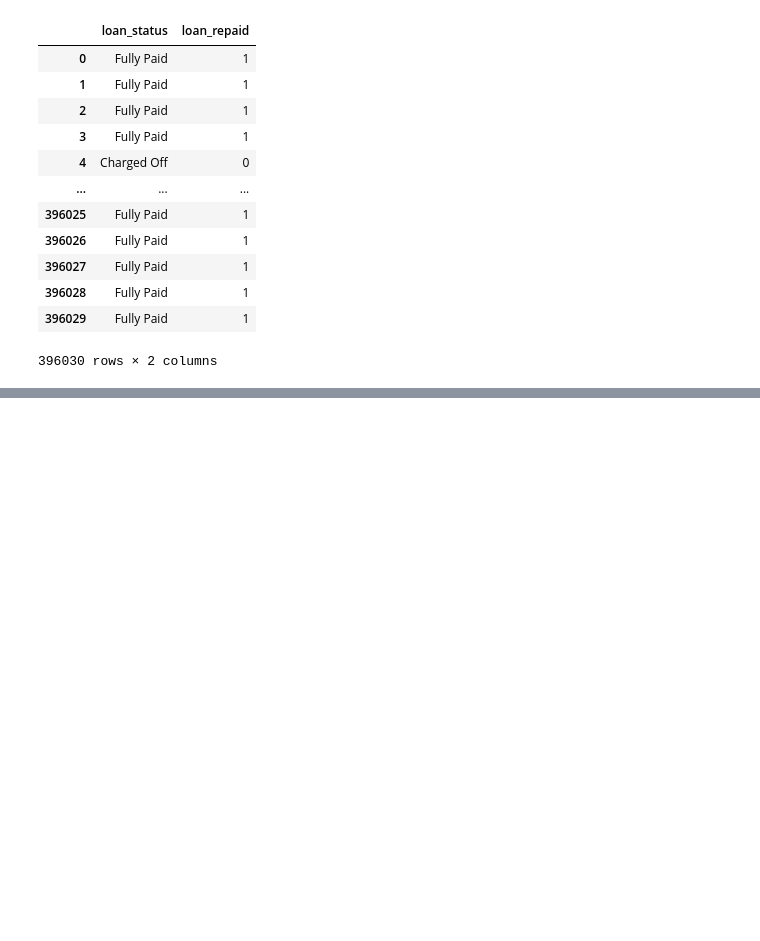
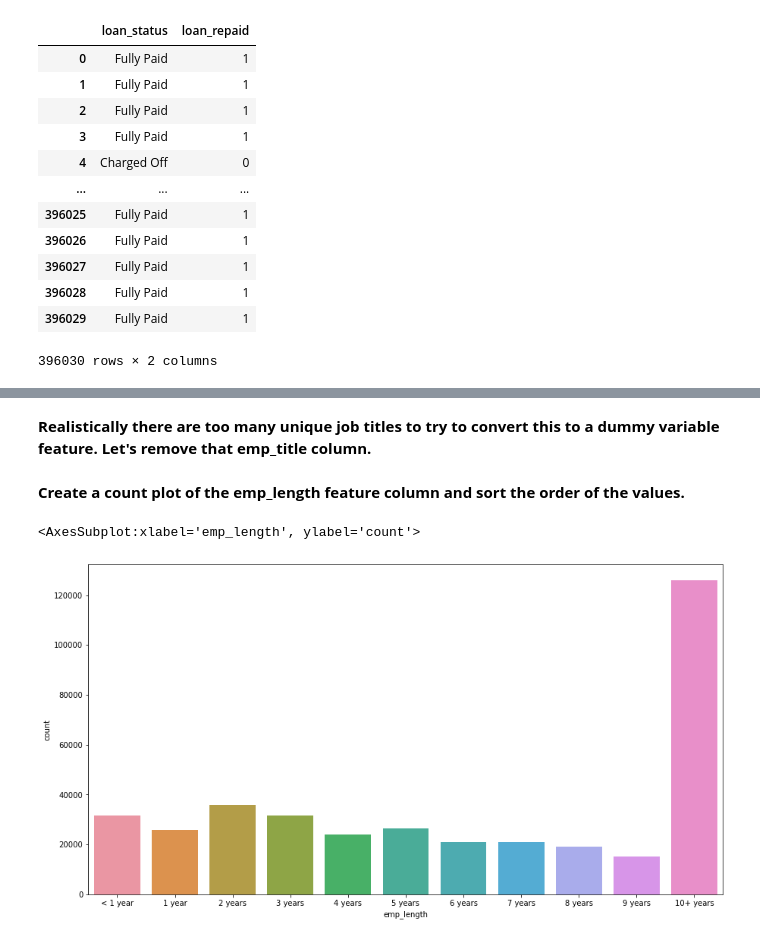
Before and after one commit to mwiginton/python-machine-learning-samples, a Jupyter notebook: tf_keras_sample/loan_offer.ipynb, the cells around one changed output, grey strips where cells are left out. Drawn from its saved outputs; the diff is of its cells as text; code cells hidden in the pictures; blank space fills up the shorter version.

```diff
--- a/tf_keras_sample/loan_offer.ipynb
+++ b/tf_keras_sample/loan_offer.ipynb
@@ -329,0 +417,23 @@ loan_df[['loan_status', 'loan_repaid']]
+# %% [markdown]
+**Realistically there are too many unique job titles to try to convert this to a dummy variable feature. Let's remove that emp_title column.**
+# %%
+loan_df.drop('emp_title', axis=1, inplace=True)
+# %% [markdown]
+**Create a count plot of the emp_length feature column and sort the order of the values.**
+# %%
+plt.figure(figsize=(15,8))
+emp_length_order = [ '< 1 year',
+                      '1 year',
+                     '2 years',
+                     '3 years',
+                     '4 years',
+                     '5 years',
+                     '6 years',
+                     '7 years',
+                     '8 years',
+                     '9 years',
+                     '10+ years']
+sns.countplot(data=loan_df,x='emp_length', order=emp_length_order)
+# %% [output]
+<AxesSubplot:xlabel='emp_length', ylabel='count'>
+[figure, added]
```
Also changed, not shown: parts of 14 cells of this notebook.
